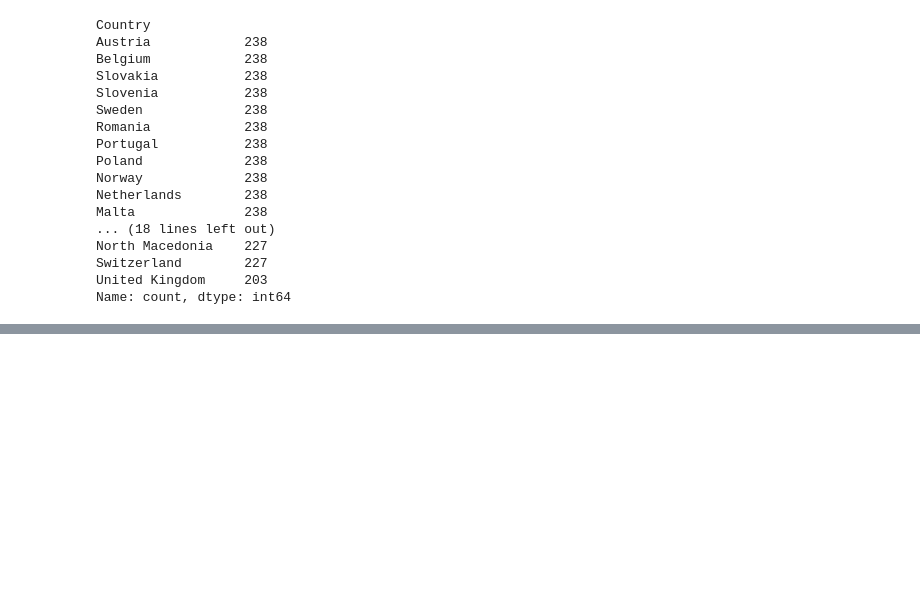
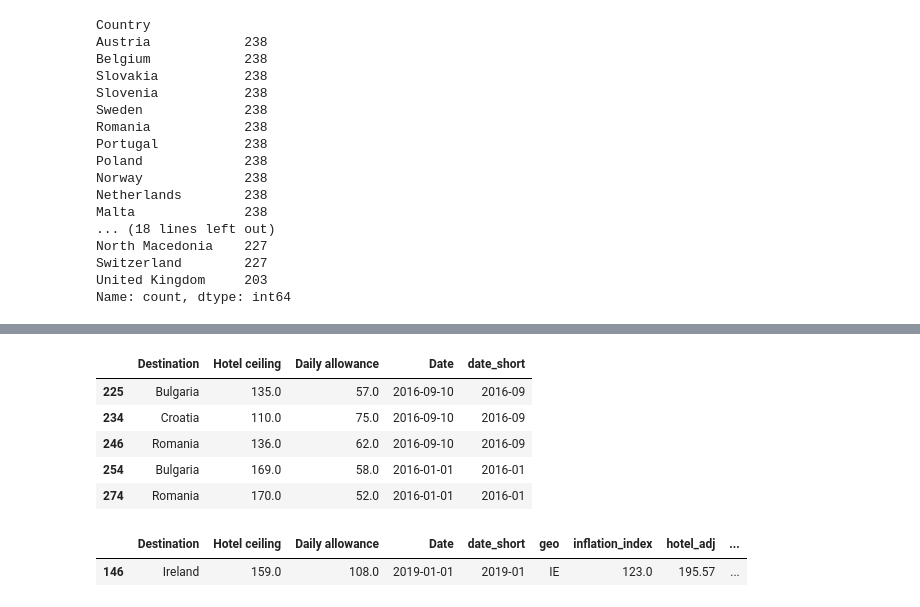
Before and after one commit to zufanka/2023-GUN_MIJ, a Jupyter notebook: filled_worksheets/3.2-data-analysis_introduction_filled-in.ipynb, the cells around one changed output, grey strips where cells are left out. Drawn from its saved outputs; the diff is of its cells as text; code cells hidden in the pictures; blank space fills up the shorter version.

```diff
--- a/filled_worksheets/3.2-data-analysis_introduction_filled-in.ipynb
+++ b/filled_worksheets/3.2-data-analysis_introduction_filled-in.ipynb
@@ -504,0 +673,9 @@ df_adjusted.groupby("Country")[["Hotel ceiling", "Daily allowance", "hotel_adj",
+# %%
+df2.query("Destination.isin(['Croatia','Bulgaria','Romania']) and Date.dt.year == 2016")
+# %% [output]
+|  | Destination | Hotel ceiling | Daily allowance | Date | date_short |
+| 225 | Bulgaria | 135.0 | 57.0 | 2016-09-10 | 2016-09 |
+| 234 | Croatia | 110.0 | 75.0 | 2016-09-10 | 2016-09 |
+| 246 | Romania | 136.0 | 62.0 | 2016-09-10 | 2016-09 |
+| 254 | Bulgaria | 169.0 | 58.0 | 2016-01-01 | 2016-01 |
+| 274 | Romania | 170.0 | 52.0 | 2016-01-01 | 2016-01 |
@@ -504,0 +685,5 @@ df_adjusted.groupby("Country")[["Hotel ceiling", "Daily allowance", "hotel_adj",
+# %%
+df_adjusted.sample()
+# %% [output]
+|  | Destination | Hotel ceiling | Daily allowance | Date | date_short | geo | inflation_index | hotel_adj | ... |
+| 146 | Ireland | 159.0 | 108.0 | 2019-01-01 | 2019-01 | IE | 123.0 | 195.57 | ... |
```
Also changed, not shown: parts of 41 cells of this notebook, 1 other file.
